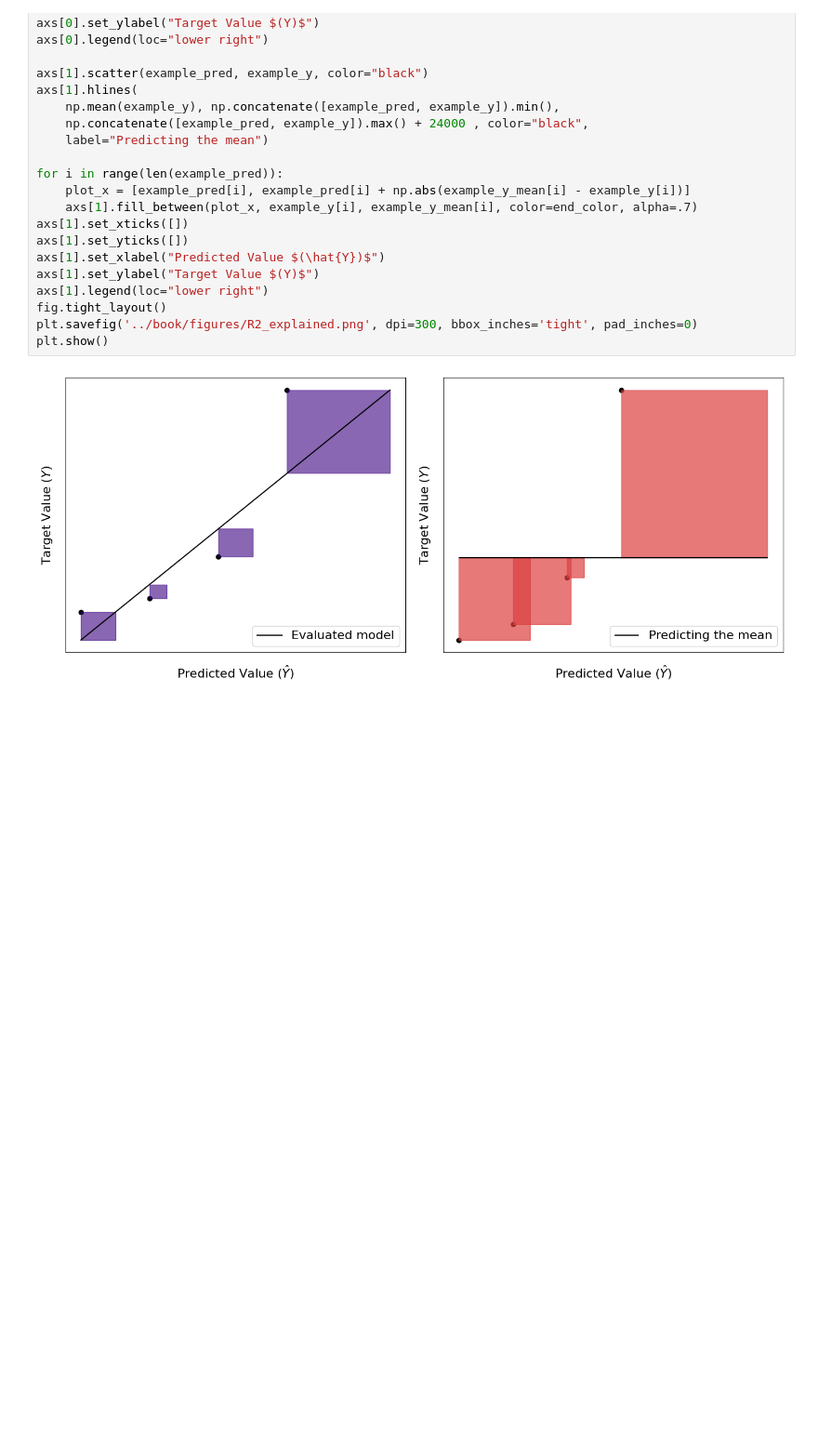
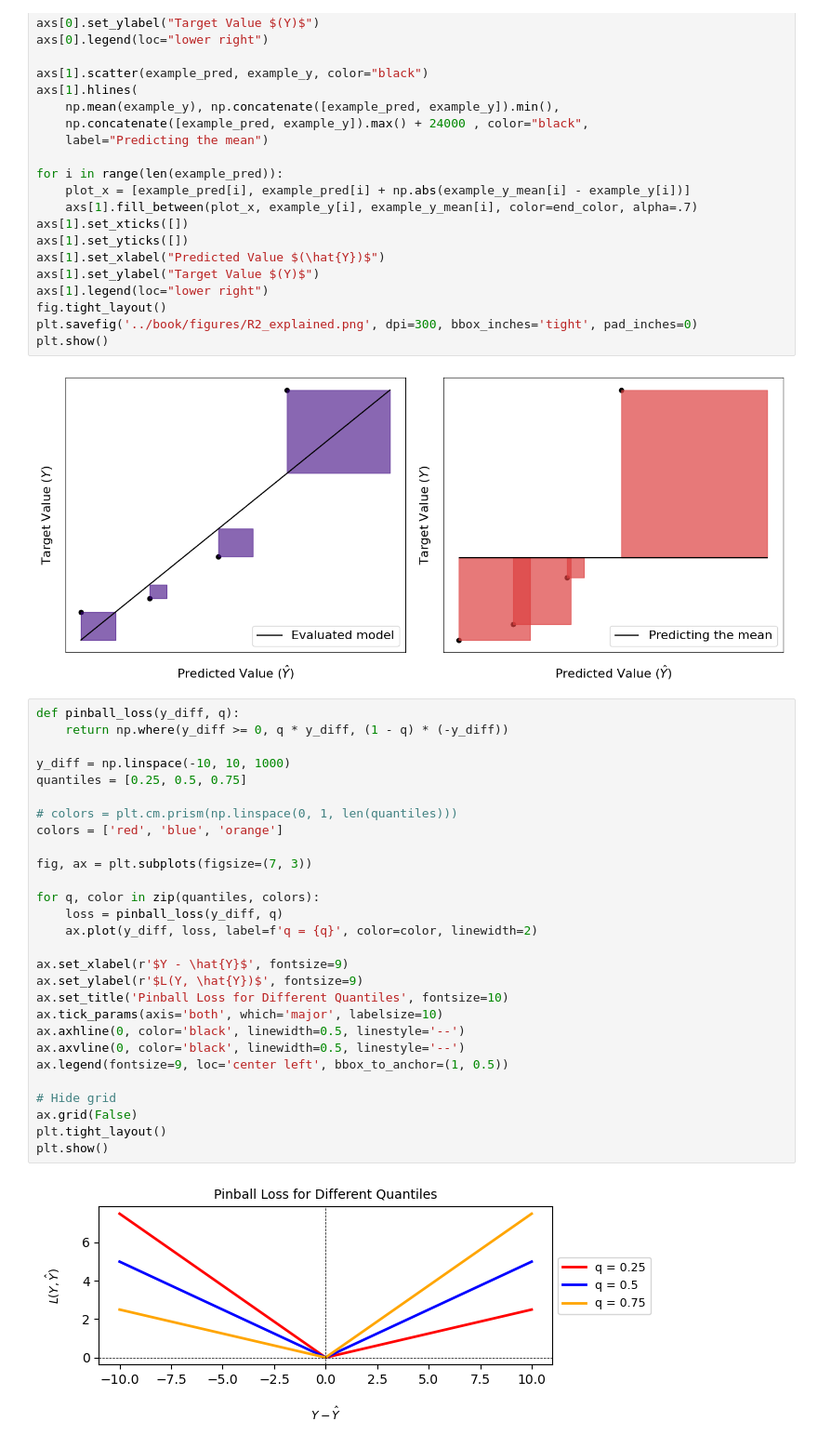
Before and after one commit to NannyML/The-Little-Book-of-ML-Metrics, a Jupyter notebook: notebooks/regression_plots.ipynb, the cells around one changed output. Shown at 93% size. Saved outputs shown, nothing was run; the diff lists cells and outputs as text; blank space fills up the shorter version.

Commit message:
Added Pinball Loss Function

```diff
--- a/notebooks/regression_plots.ipynb
+++ b/notebooks/regression_plots.ipynb
@@ -309,3 +309,33 @@ plt.savefig('../book/figures/R2_explained.png', dpi=300, bbox_inches='tight', pa
 plt.show()
 # %% [output]
 [figure]
+# %%
+def pinball_loss(y_diff, q):
+    return np.where(y_diff >= 0, q * y_diff, (1 - q) * (-y_diff))
+
+y_diff = np.linspace(-10, 10, 1000)
+quantiles = [0.25, 0.5, 0.75]
+
+# colors = plt.cm.prism(np.linspace(0, 1, len(quantiles)))
+colors = ['red', 'blue', 'orange']
+
+fig, ax = plt.subplots(figsize=(7, 3))
+
+for q, color in zip(quantiles, colors):
+    loss = pinball_loss(y_diff, q)
+    ax.plot(y_diff, loss, label=f'q = {q}', color=color, linewidth=2)
+
+ax.set_xlabel(r'$Y - \hat{Y}$', fontsize=9)
+ax.set_ylabel(r'$L(Y, \hat{Y})$', fontsize=9)
+ax.set_title('Pinball Loss for Different Quantiles', fontsize=10)
+ax.tick_params(axis='both', which='major', labelsize=10)
+ax.axhline(0, color='black', linewidth=0.5, linestyle='--')
+ax.axvline(0, color='black', linewidth=0.5, linestyle='--')
+ax.legend(fontsize=9, loc='center left', bbox_to_anchor=(1, 0.5))
+
+# Hide grid
+ax.grid(False)
+plt.tight_layout()
+plt.show()
+# %% [output]
+[figure, added]
```
Also changed, not shown: 2 other files.
